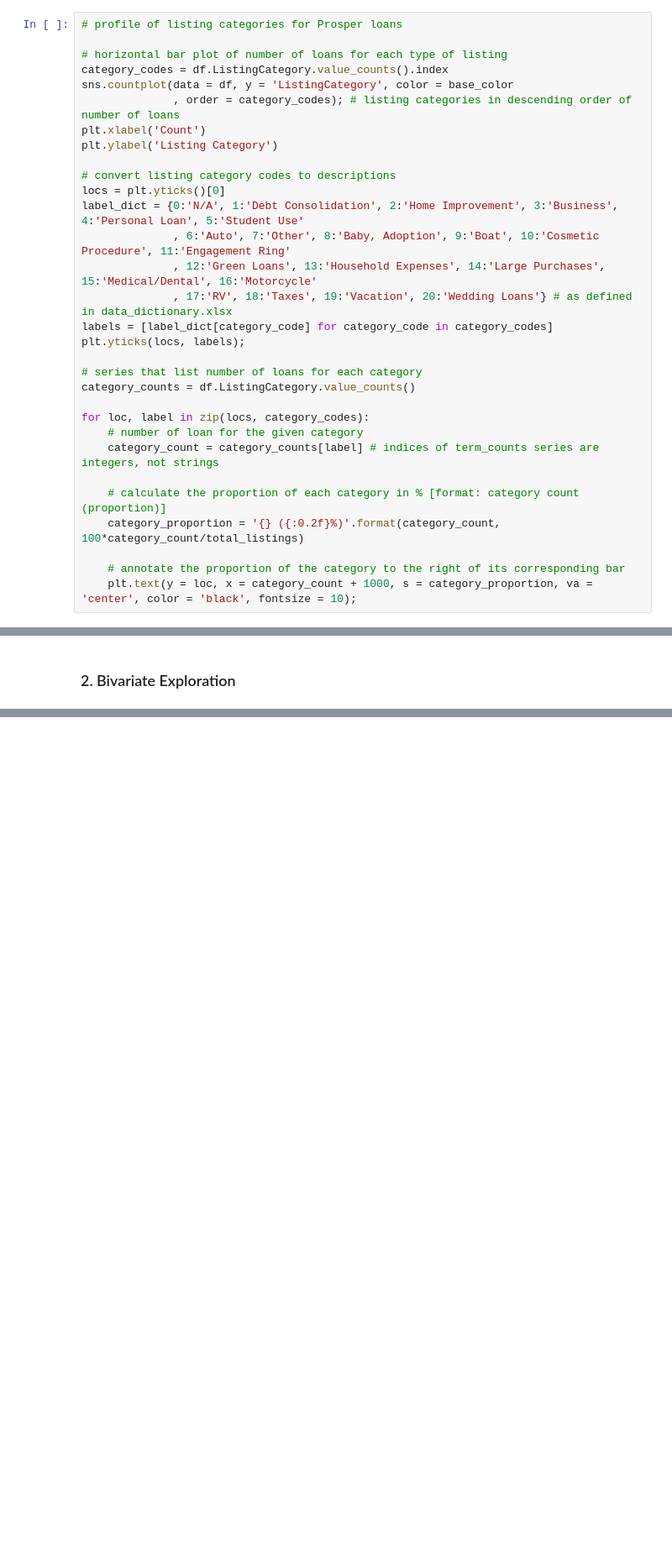
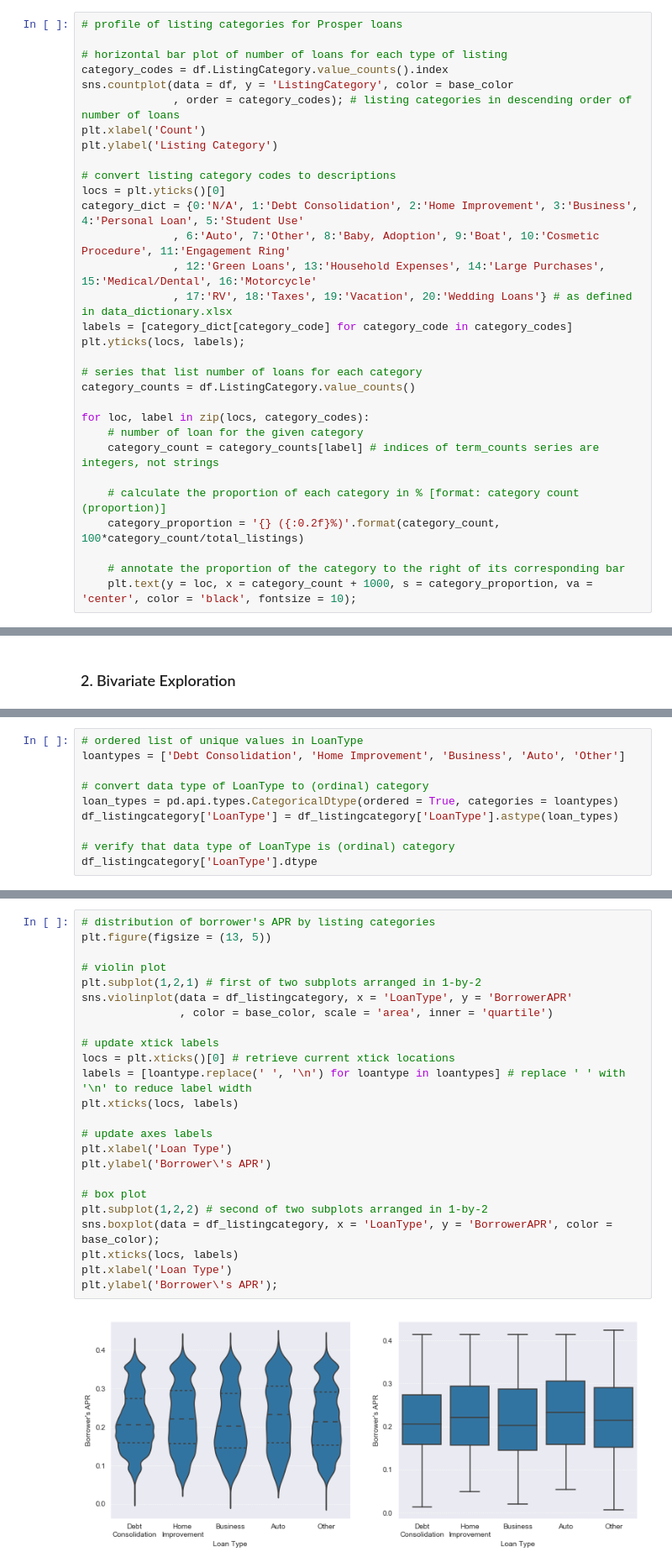
Before and after one commit to jinwanchen/p4-prosper-loan-data-visualization, a Jupyter notebook: part1_exploratory_da.ipynb, the cells around one changed output, grey strips where cells are left out. Shown at 84% size. Saved outputs shown, nothing was run; the diff lists cells and outputs as text; blank space fills up the shorter version.

```diff
--- a/part1_exploratory_da.ipynb
+++ b/part1_exploratory_da.ipynb
@@ -167,11 +167,11 @@ plt.ylabel('Listing Category')
 
 # convert listing category codes to descriptions
 locs = plt.yticks()[0]
-label_dict = {0:'N/A', 1:'Debt Consolidation', 2:'Home Improvement', 3:'Business', 4:'Personal Loan', 5:'Student Use'
+category_dict = {0:'N/A', 1:'Debt Consolidation', 2:'Home Improvement', 3:'Business', 4:'Personal Loan', 5:'Student Use'
               , 6:'Auto', 7:'Other', 8:'Baby, Adoption', 9:'Boat', 10:'Cosmetic Procedure', 11:'Engagement Ring'
               , 12:'Green Loans', 13:'Household Expenses', 14:'Large Purchases', 15:'Medical/Dental', 16:'Motorcycle'
               , 17:'RV', 18:'Taxes', 19:'Vacation', 20:'Wedding Loans'} # as defined in data_dictionary.xlsx
-labels = [label_dict[category_code] for category_code in category_codes]
+labels = [category_dict[category_code] for category_code in category_codes]
 plt.yticks(locs, labels);
 
 # series that list number of loans for each category
@@ -667,0 +720,10 @@ The irregularity in the distribution of the original amount of loans was accentu
+# %%
+# ordered list of unique values in LoanType
+loantypes = ['Debt Consolidation', 'Home Improvement', 'Business', 'Auto', 'Other']
+
+# convert data type of LoanType to (ordinal) category
+loan_types = pd.api.types.CategoricalDtype(ordered = True, categories = loantypes)
+df_listingcategory['LoanType'] = df_listingcategory['LoanType'].astype(loan_types)
+
+# verify that data type of LoanType is (ordinal) category
+df_listingcategory['LoanType'].dtype
@@ -667,0 +734,26 @@ The irregularity in the distribution of the original amount of loans was accentu
+# %%
+# distribution of borrower's APR by listing categories
+plt.figure(figsize = (13, 5))
+
+# violin plot
+plt.subplot(1,2,1) # first of two subplots arranged in 1-by-2
+sns.violinplot(data = df_listingcategory, x = 'LoanType', y = 'BorrowerAPR'
+               , color = base_color, scale = 'area', inner = 'quartile')
+
+# update xtick labels
+locs = plt.xticks()[0] # retrieve current xtick locations
+labels = [loantype.replace(' ', '\n') for loantype in loantypes] # replace ' ' with '\n' to reduce label width
+plt.xticks(locs, labels)
+
+# update axes labels
+plt.xlabel('Loan Type')
+plt.ylabel('Borrower\'s APR')
+
+# box plot
+plt.subplot(1,2,2) # second of two subplots arranged in 1-by-2
+sns.boxplot(data = df_listingcategory, x = 'LoanType', y = 'BorrowerAPR', color = base_color);
+plt.xticks(locs, labels)
+plt.xlabel('Loan Type')
+plt.ylabel('Borrower\'s APR');
+# %% [output]
+[figure, added]
```
Also changed, not shown: parts of 21 cells of this notebook.
